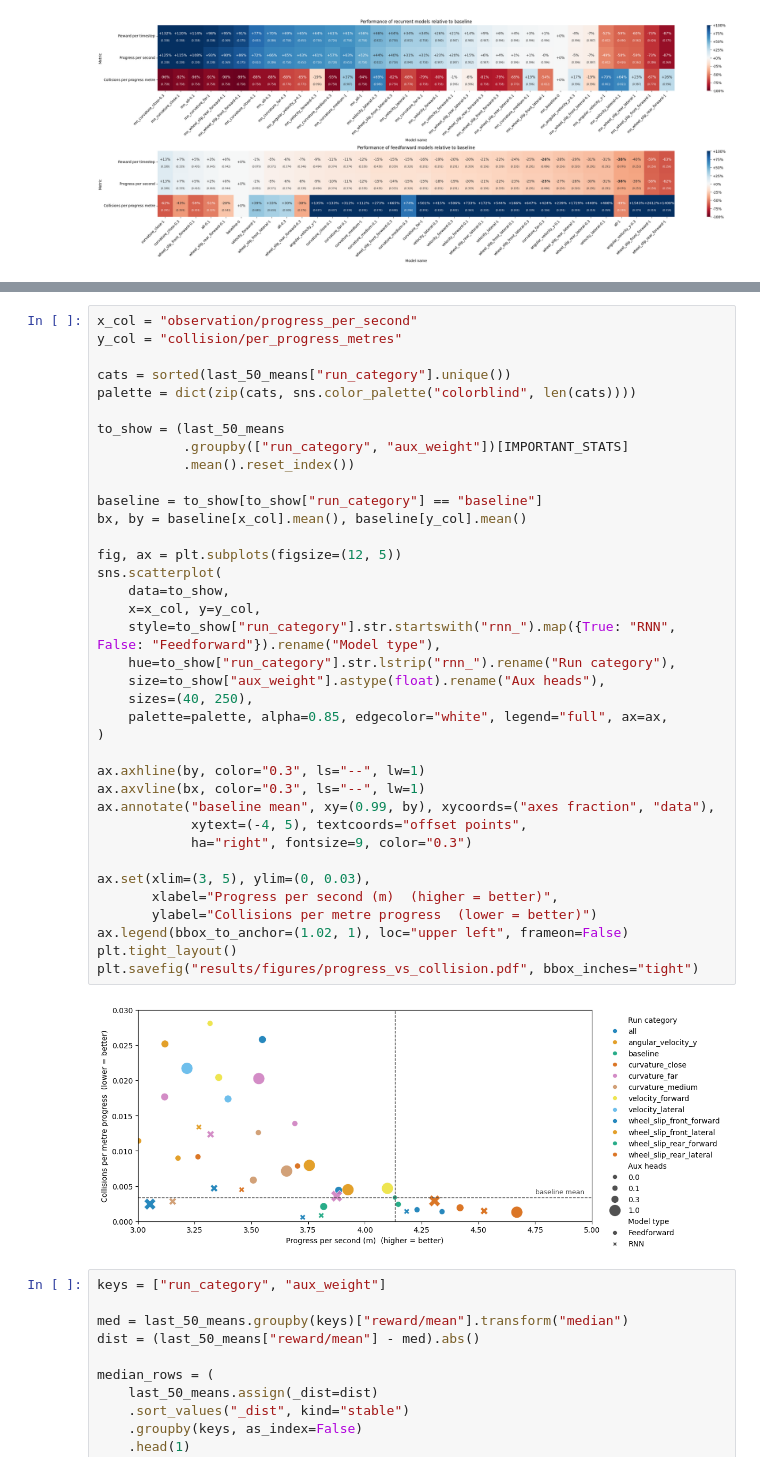
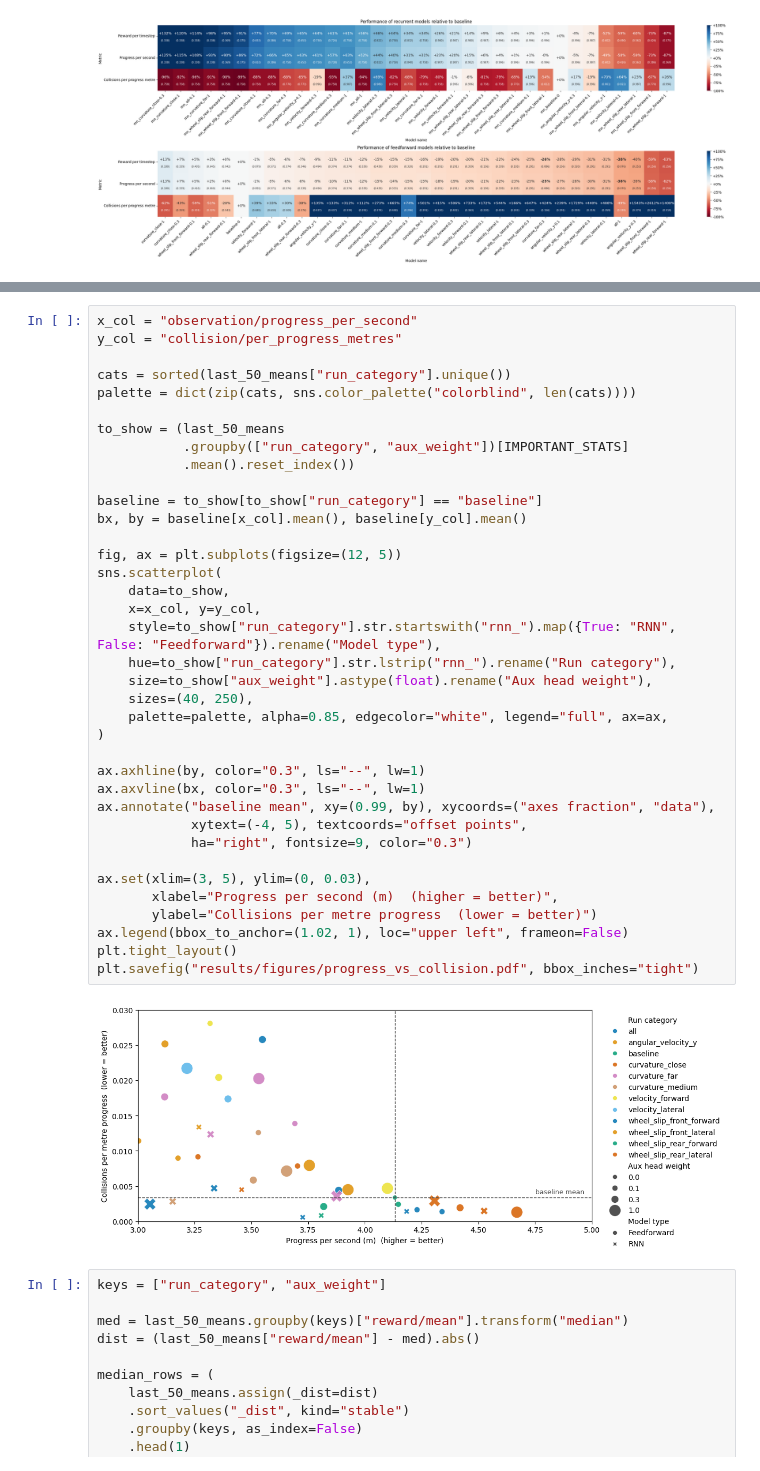
Before and after one commit to jacquesamsel/skripsie, a Jupyter notebook: view_tensorboard.ipynb, the cells around one changed output, grey strips where cells are left out. Cells and saved outputs as stored; diff of their text form.

```diff
--- a/view_tensorboard.ipynb
+++ b/view_tensorboard.ipynb
@@ -362,35 +362,35 @@ palette = dict(zip(cats, sns.color_palette("colorblind", len(cats))))
 to_show = (last_50_means
            .groupby(["run_category", "aux_weight"])[IMPORTANT_STATS]
            .mean().reset_index())
 
 baseline = to_show[to_show["run_category"] == "baseline"]
 bx, by = baseline[x_col].mean(), baseline[y_col].mean()
 
 fig, ax = plt.subplots(figsize=(12, 5))
 sns.scatterplot(
     data=to_show,
     x=x_col, y=y_col,
     style=to_show["run_category"].str.startswith("rnn_").map({True: "RNN", False: "Feedforward"}).rename("Model type"),
     hue=to_show["run_category"].str.lstrip("rnn_").rename("Run category"),
-    size=to_show["aux_weight"].astype(float).rename("Aux heads"),
+    size=to_show["aux_weight"].astype(float).rename("Aux head weight"),
     sizes=(40, 250),
     palette=palette, alpha=0.85, edgecolor="white", legend="full", ax=ax,
 )
 
 ax.axhline(by, color="0.3", ls="--", lw=1)
 ax.axvline(bx, color="0.3", ls="--", lw=1)
 ax.annotate("baseline mean", xy=(0.99, by), xycoords=("axes fraction", "data"),
             xytext=(-4, 5), textcoords="offset points",
             ha="right", fontsize=9, color="0.3")
 
 ax.set(xlim=(3, 5), ylim=(0, 0.03),
        xlabel="Progress per second (m)  (higher = better)",
        ylabel="Collisions per metre progress  (lower = better)")
 ax.legend(bbox_to_anchor=(1.02, 1), loc="upper left", frameon=False)
 plt.tight_layout()
 plt.savefig("results/figures/progress_vs_collision.pdf", bbox_inches="tight")
 # %% [output]
-[figure, old version]
+[figure, new version]
 # %%
 keys = ["run_category", "aux_weight"]
 
```
Also changed, not shown: parts of 2 cells of this notebook, 8 other files.
